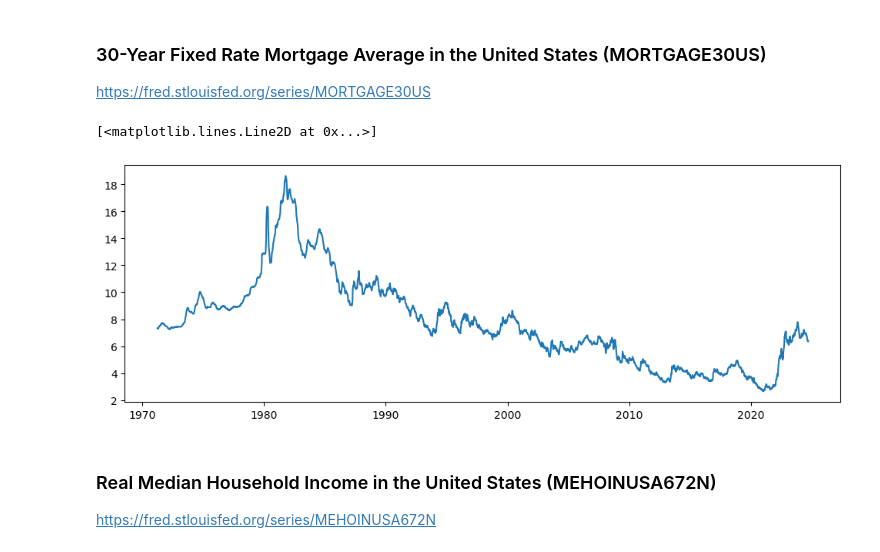
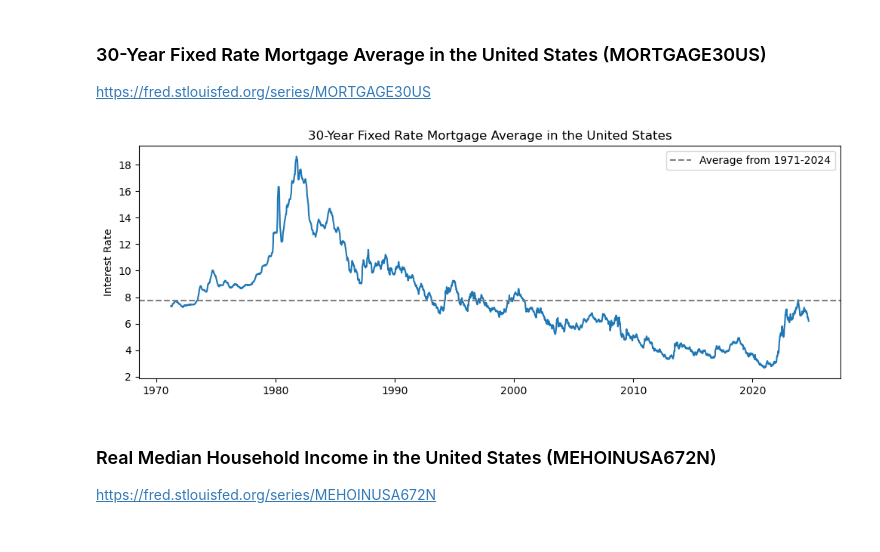
Before and after one commit to Jordanbarker/housing-analysis, a Jupyter notebook: housing_analysis.ipynb, the cells around one changed output. Cells and saved outputs as stored; diff of their text form; code cells hidden in the pictures.

```diff
--- a/housing_analysis.ipynb
+++ b/housing_analysis.ipynb
@@ -357,12 +355,16 @@ https://www.newyorkfed.org/medialibrary/media/research/capital_markets/Prob_Rec.
 # %% [markdown]
 ###  30-Year Fixed Rate Mortgage Average in the United States (MORTGAGE30US)
 https://fred.stlouisfed.org/series/MORTGAGE30US
-# %%
-avg_mortgage_rates = datasets.load_avg_mortgage_rates()
-plt.plot(avg_mortgage_rates.date, avg_mortgage_rates.value)
-# %% [output]
-[<matplotlib.lines.Line2D at 0x...>]
-[figure, removed]
+# %%
+avg_mortgage_rates = datasets.load_avg_mortgage_rates()
+plt.plot(avg_mortgage_rates.date, avg_mortgage_rates.value)
+plt.axhline(y=avg_mortgage_rates.value.mean(), color='gray', linestyle='--', label=f'Average from {avg_mortgage_rates.date.min().year}-{avg_mortgage_rates.date.max().year}')
+plt.title('30-Year Fixed Rate Mortgage Average in the United States')
+plt.ylabel('Interest Rate')
+plt.legend()
+plt.show()
+# %% [output]
+[figure, added]
 # %% [markdown]
 ###  Real Median Household Income in the United States (MEHOINUSA672N)
 https://fred.stlouisfed.org/series/MEHOINUSA672N
```
Also changed, not shown: parts of 4 cells of this notebook.
